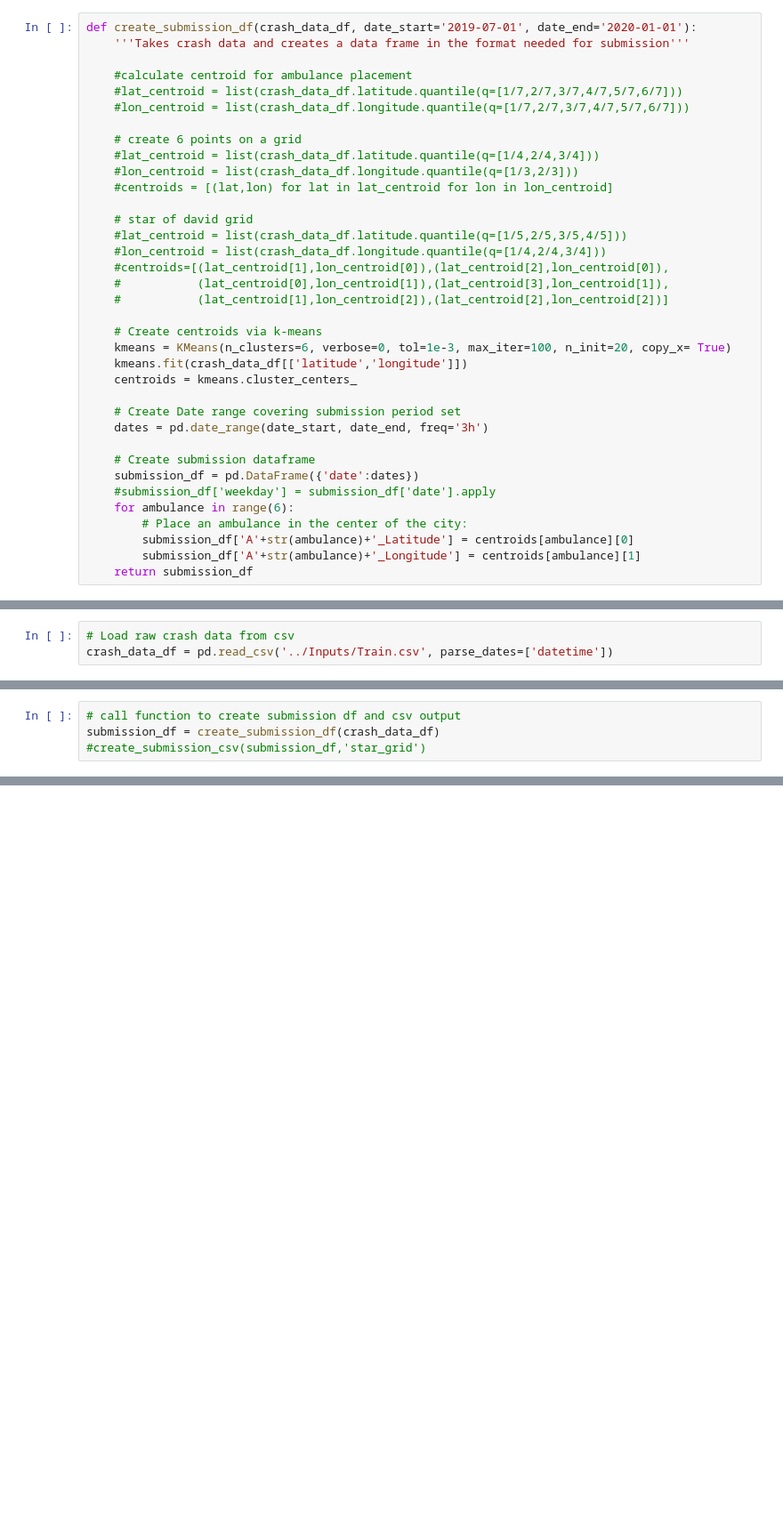
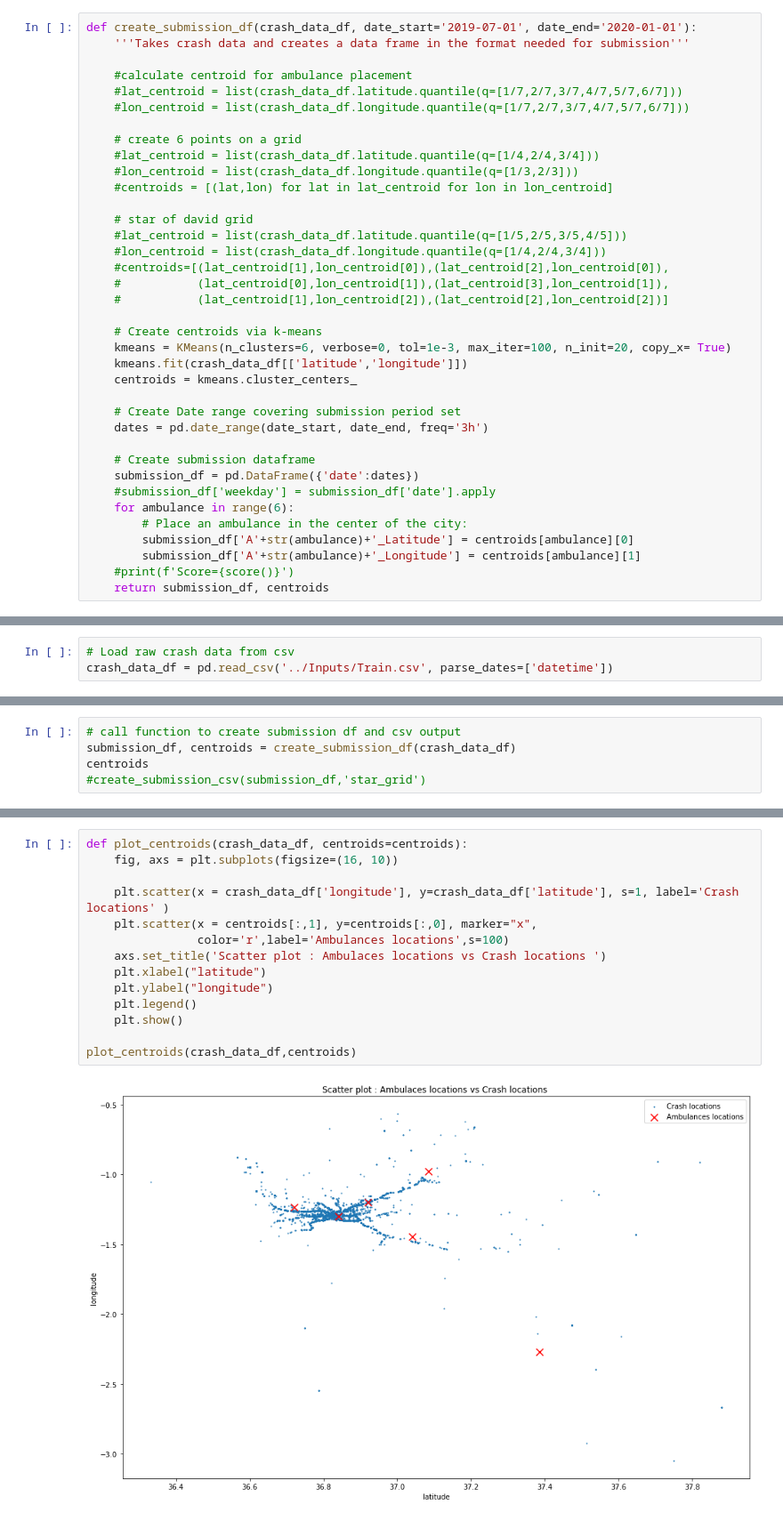
Before and after one commit to AndOleAnd/Capstone_N_A_P, a Jupyter notebook: Notebooks/submission_functions.ipynb, the cells around one changed output, grey strips where cells are left out. Shown at 89% size. Cells and saved outputs as stored; diff of their text form; blank space fills up the shorter version.

```diff
--- a/Notebooks/submission_functions.ipynb
+++ b/Notebooks/submission_functions.ipynb
@@ -67,7 +67,8 @@ def create_submission_df(crash_data_df, date_start='2019-07-01', date_end='2020-
         # Place an ambulance in the center of the city:
         submission_df['A'+str(ambulance)+'_Latitude'] = centroids[ambulance][0]
         submission_df['A'+str(ambulance)+'_Longitude'] = centroids[ambulance][1]
-    return submission_df
+    #print(f'Score={score()}')
+    return submission_df, centroids
 # %%
 def create_submission_csv(submission_df, model_name='baseline', path='../Outputs/'):
     '''Takes dataframe in submission format and outputs a csv file with matching name'''
@@ -97,4 +94,5 @@ print(f'longitude range is {crash_data_df.longitude.max()-crash_data_df.longitud
 # %%
 # call function to create submission df and csv output
-submission_df = create_submission_df(crash_data_df)
+submission_df, centroids = create_submission_df(crash_data_df)
+centroids
 #create_submission_csv(submission_df,'star_grid')
@@ -132,6 +154,22 @@ def add_to_submission_dataframe(df, rows, columns=['ID', 'FILE', 'SCORE', 'SUBMI
 def update_dataframe(df, copypaste):
     rows = get_submission_details(copypaste)
     return add_to_submission_dataframe(df, rows)
+# %%
+def plot_centroids(crash_data_df, centroids=centroids):
+    fig, axs = plt.subplots(figsize=(16, 10))
+
+    plt.scatter(x = crash_data_df['longitude'], y=crash_data_df['latitude'], s=1, label='Crash locations' )
+    plt.scatter(x = centroids[:,1], y=centroids[:,0], marker="x",
+                color='r',label='Ambulances locations',s=100)
+    axs.set_title('Scatter plot : Ambulaces locations vs Crash locations ')
+    plt.xlabel("latitude")
+    plt.ylabel("longitude")
+    plt.legend()
+    plt.show()
+
+plot_centroids(crash_data_df,centroids)
+# %% [output]
+[figure, added]
 # %%
 def plot_ambulances(crash_data_df):
        # Create centroids via k-means
```
Also changed, not shown: parts of 8 cells of this notebook, 1 other file.
